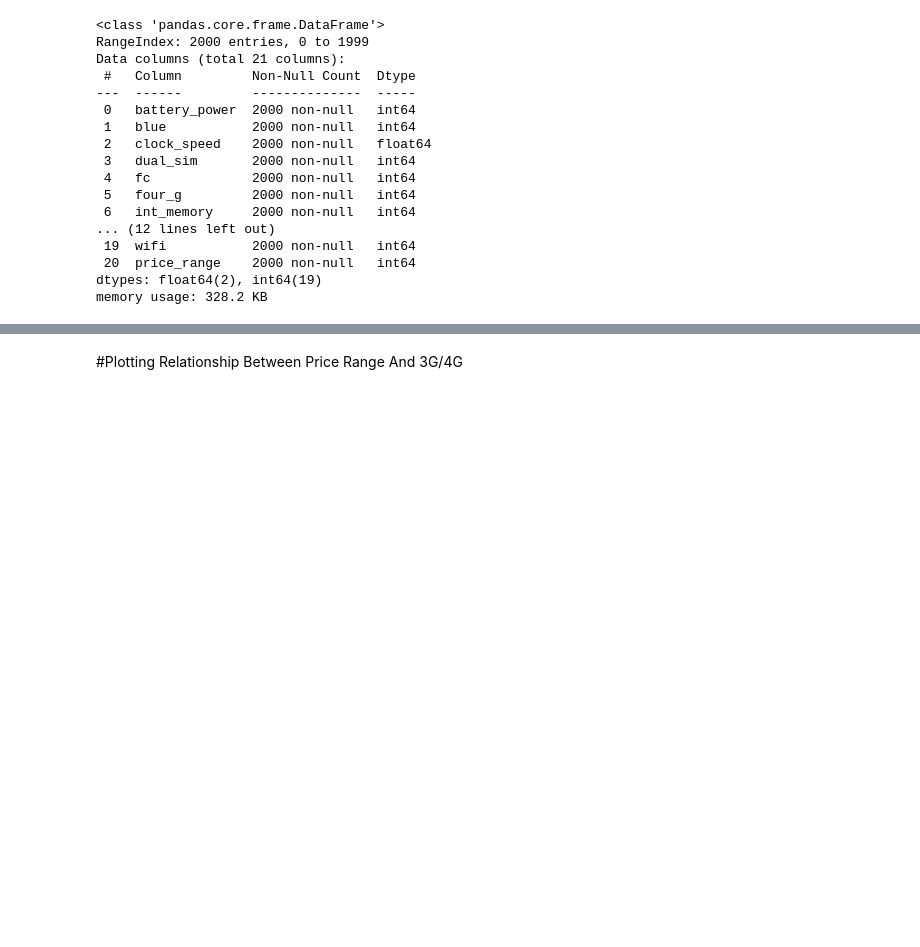
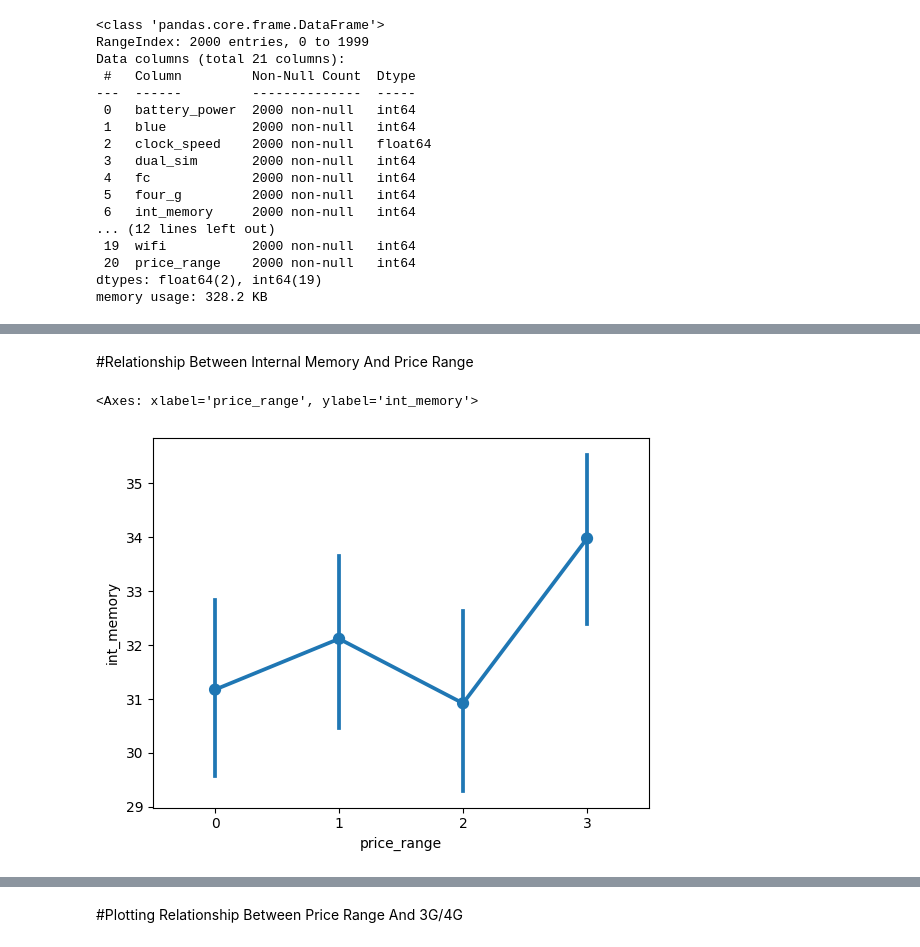
Before and after one commit to stephendambo/Dambolin9, a Jupyter notebook: Final_Project_Work.ipynb, the cells around one changed output, grey strips where cells are left out. Cells and saved outputs as stored; diff of their text form; code cells hidden in the pictures; blank space fills up the shorter version.

```diff
--- a/Final_Project_Work.ipynb
+++ b/Final_Project_Work.ipynb
@@ -153,0 +182,7 @@ df_trainset
+# %% [markdown]
+#Relationship Between Internal Memory And Price Range
+# %%
+sns.pointplot(y = 'int_memory', x = 'price_range', data=df_trainset)
+# %% [output]
+<Axes: xlabel='price_range', ylabel='int_memory'>
+[figure, added]
```
Also changed, not shown: parts of 57 cells of this notebook.
